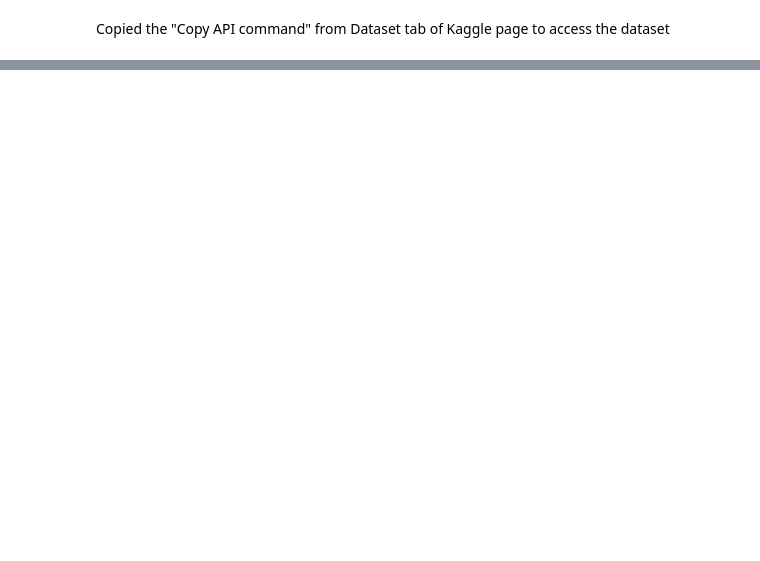
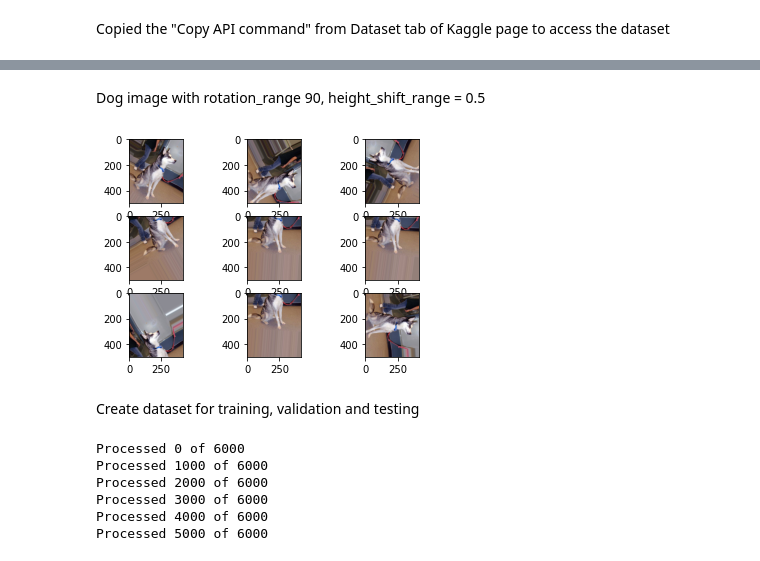
Before and after one commit to Rajesh16702/Colab-notebook, a Jupyter notebook: DL_Assignment.ipynb, the cells around one changed output, grey strips where cells are left out. Saved outputs shown, nothing was run; the diff lists cells and outputs as text; code cells hidden in the pictures; blank space fills up the shorter version.

```diff
--- a/DL_Assignment.ipynb
+++ b/DL_Assignment.ipynb
@@ -27,0 +251,29 @@ kaggle datasets download -d chetankv/dogs-cats-images
+# %% [markdown]
+Dog image with rotation_range 90, height_shift_range = 0.5
+# %%
+# load the image of cats
+dog2 = load_img('dog vs cat/dataset/test_set/dogs/dog.4001.jpg')
+# convert to numpy array
+data = img_to_array(dog2)
+# expand dimension to one sample
+samples = expand_dims(data, 0)
+# create image data augmentation generator
+datagen = ImageDataGenerator(rotation_range=90, height_shift_range=0.5)
+# prepare iterator
+it = datagen.flow(samples, batch_size=1)
+# generate samples and plot
+for i in range(9):
+	# define subplot
+	plt.subplot(330 + 1 + i)
+	# generate batch of images
+	batch = it.next()
+	# convert to unsigned integers for viewing
+	image = batch[0].astype('uint8')
+	# plot raw pixel data
+	plt.imshow(image)
+# show the figure
+plt.show()
+# %% [output]
+[figure, added]
+# %% [markdown]
+Create dataset for training, validation and testing
@@ -27,0 +316,9 @@ kaggle datasets download -d chetankv/dogs-cats-images
+# %%
+X_train, y_train = prep_data(train_images)
+# %% [output]
+Processed 0 of 6000
+Processed 1000 of 6000
+Processed 2000 of 6000
+Processed 3000 of 6000
+Processed 4000 of 6000
+Processed 5000 of 6000
```
Also changed, not shown: parts of 53 cells of this notebook.
